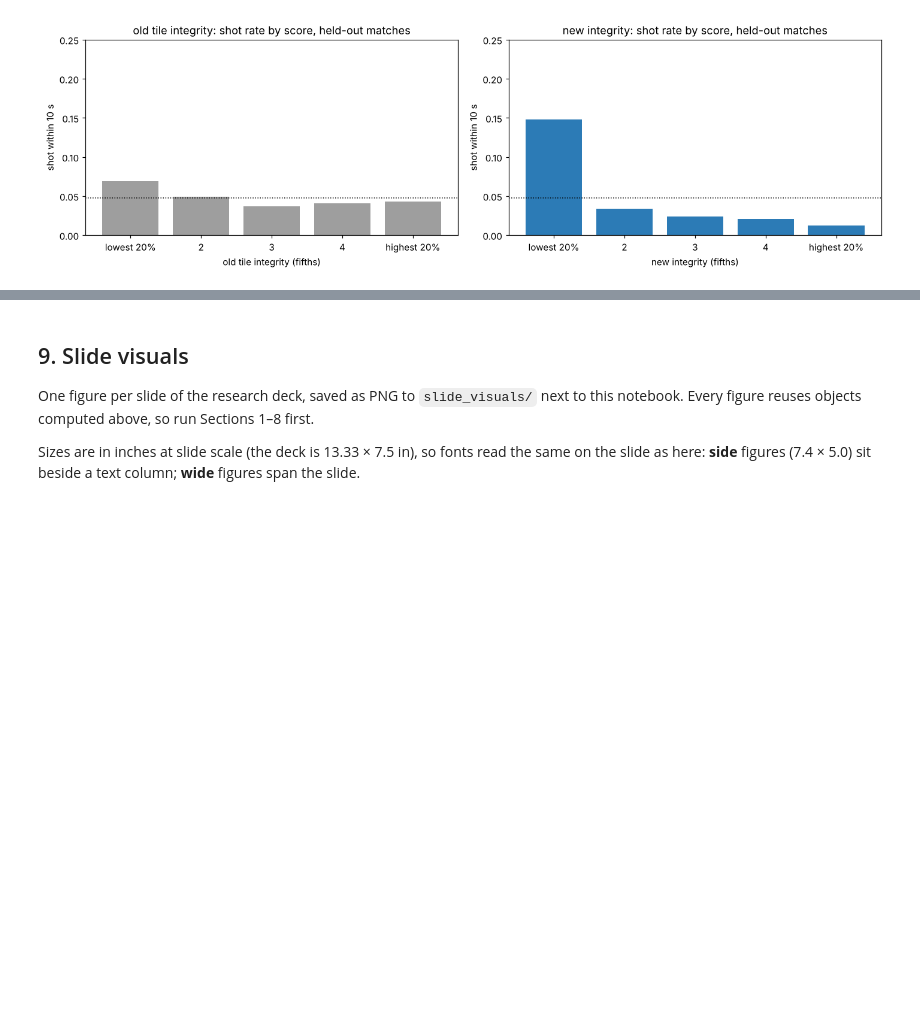
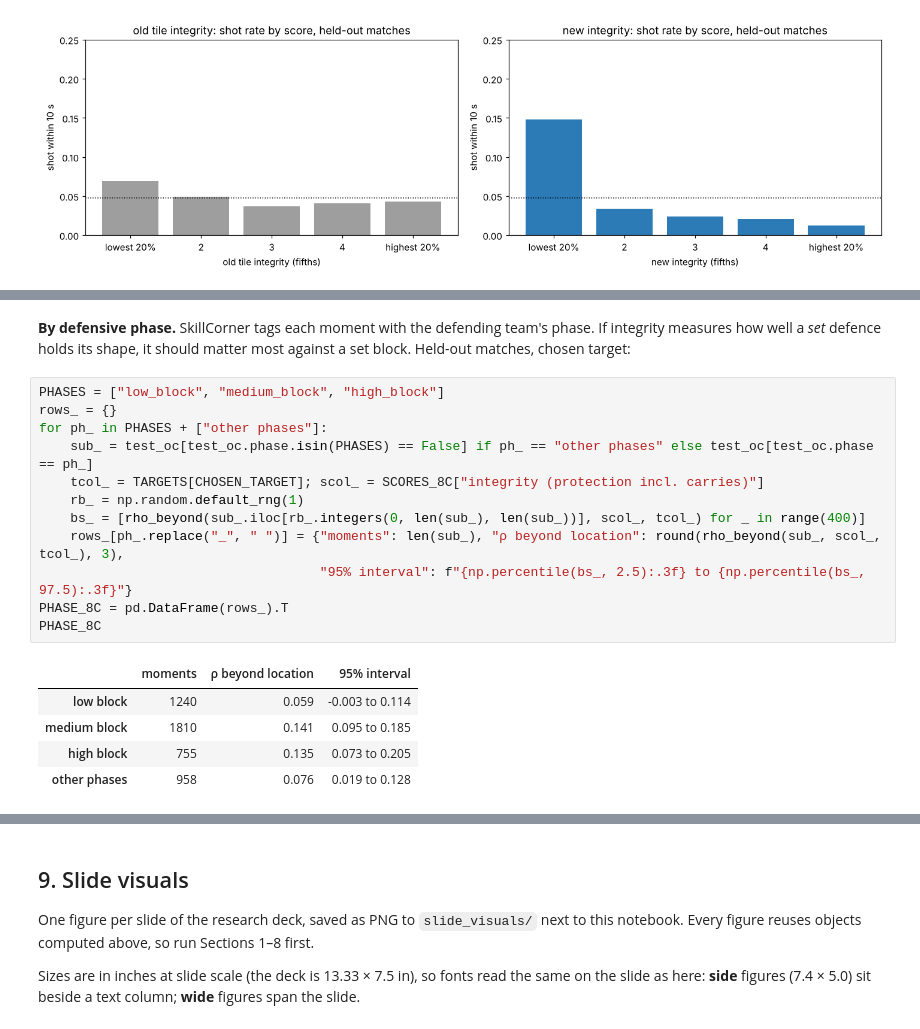
Before and after one commit to misoverfitting/soccer_data, a Jupyter notebook: notebooks/defensive_shape_integrity.ipynb, the cells around one changed output, grey strips where cells are left out. Cells and saved outputs as stored; diff of their text form; blank space fills up the shorter version.

```diff
--- a/notebooks/defensive_shape_integrity.ipynb
+++ b/notebooks/defensive_shape_integrity.ipynb
@@ -1594,0 +1794,21 @@ plt.tight_layout(); plt.show()
+# %% [markdown]
+**By defensive phase.** SkillCorner tags each moment with the defending team's phase. If integrity measures how well a
+*set* defence holds its shape, it should matter most against a set block. Held-out matches, chosen target:
+# %%
+PHASES = ["low_block", "medium_block", "high_block"]
+rows_ = {}
+for ph_ in PHASES + ["other phases"]:
+    sub_ = test_oc[test_oc.phase.isin(PHASES) == False] if ph_ == "other phases" else test_oc[test_oc.phase == ph_]
+    tcol_ = TARGETS[CHOSEN_TARGET]; scol_ = SCORES_8C["integrity (protection incl. carries)"]
+    rb_ = np.random.default_rng(1)
+    bs_ = [rho_beyond(sub_.iloc[rb_.integers(0, len(sub_), len(sub_))], scol_, tcol_) for _ in range(400)]
+    rows_[ph_.replace("_", " ")] = {"moments": len(sub_), "ρ beyond location": round(rho_beyond(sub_, scol_, tcol_), 3),
+                                    "95% interval": f"{np.percentile(bs_, 2.5):.3f} to {np.percentile(bs_, 97.5):.3f}"}
+PHASE_8C = pd.DataFrame(rows_).T
+PHASE_8C
+# %% [output]
+|  | moments | ρ beyond location | 95% interval |
+| low block | 1240 | 0.059 | -0.003 to 0.114 |
+| medium block | 1810 | 0.141 | 0.095 to 0.185 |
+| high block | 755 | 0.135 | 0.073 to 0.205 |
+| other phases | 958 | 0.076 | 0.019 to 0.128 |
```
Also changed, not shown: parts of 13 cells of this notebook, 4 other files.
